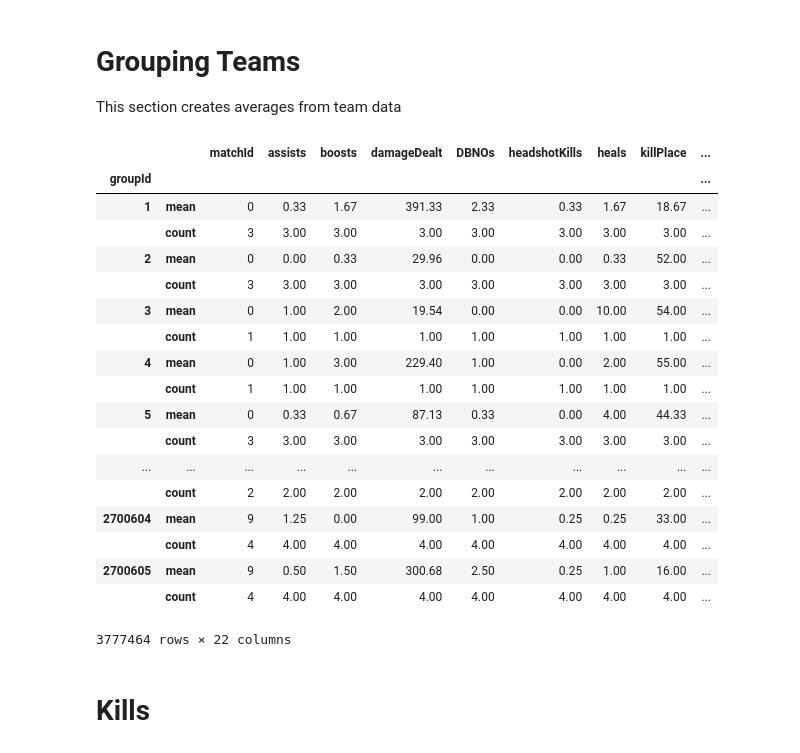
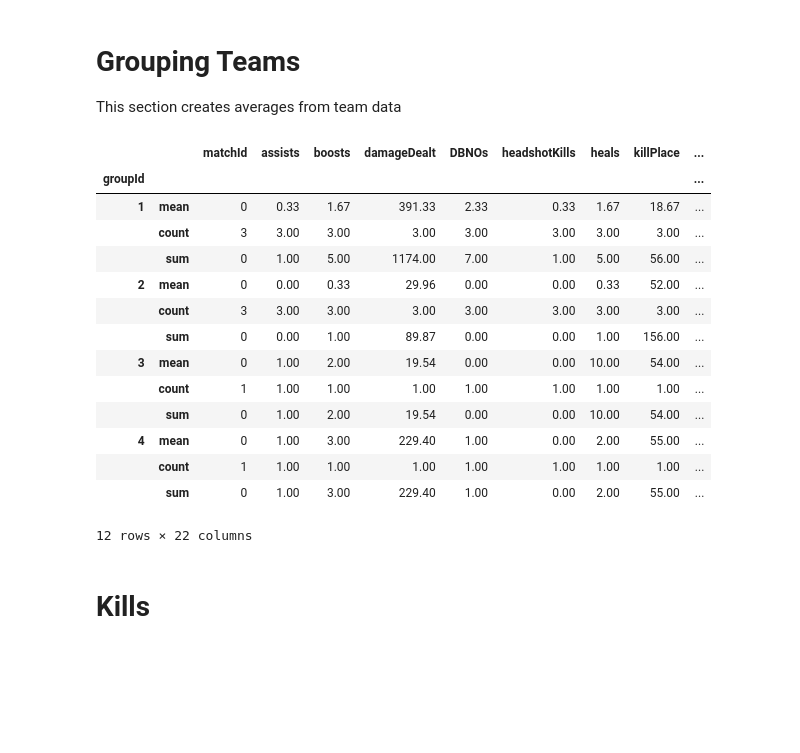
Before and after one commit to PoofyOddish/ChickenDinner, a Jupyter notebook: PUBG_Kagglez.ipynb, the cells around one changed output. Saved outputs shown, nothing was run; the diff lists cells and outputs as text; code cells hidden in the pictures; blank space fills up the shorter version.

```diff
--- a/PUBG_Kagglez.ipynb
+++ b/PUBG_Kagglez.ipynb
@@ -120,35 +88,31 @@ strong multicollinearity or other numerical problems.
 # Grouping Teams
 This section creates averages from team data
 # %%
-new_list=var_list.copy()
-new_list.remove('Id')
-new_list.remove('vehicleDestroys')
-new_list.remove('longestKill')
+var_list=list(training)
+var_list.remove('Id')
+var_list.remove('vehicleDestroys')
+var_list.remove('longestKill')
 
-team_dataz=training[new_list].groupby('groupId').agg(['mean','count'])
-#team_dataz=team_dataz.drop(['Id','groupId'])
+#team_dataz=training[var_list].groupby('groupId').agg(['mean','count'])
+team_stats=training[var_list].groupby('groupId').agg(['mean','count','sum'])
 # %%
-team_dataz.round(2).stack()
+team_stats.round(2).stack().head(12)
 # %% [output]
 |  |  | matchId | assists | boosts | damageDealt | DBNOs | headshotKills | heals | killPlace | ... |
 | groupId |  |  |  |  |  |  |  |  |  | ... |
 | 1 | mean | 0 | 0.33 | 1.67 | 391.33 | 2.33 | 0.33 | 1.67 | 18.67 | ... |
 |  | count | 3 | 3.00 | 3.00 | 3.00 | 3.00 | 3.00 | 3.00 | 3.00 | ... |
+|  | sum | 0 | 1.00 | 5.00 | 1174.00 | 7.00 | 1.00 | 5.00 | 56.00 | ... |
 | 2 | mean | 0 | 0.00 | 0.33 | 29.96 | 0.00 | 0.00 | 0.33 | 52.00 | ... |
 |  | count | 3 | 3.00 | 3.00 | 3.00 | 3.00 | 3.00 | 3.00 | 3.00 | ... |
+|  | sum | 0 | 0.00 | 1.00 | 89.87 | 0.00 | 0.00 | 1.00 | 156.00 | ... |
 | 3 | mean | 0 | 1.00 | 2.00 | 19.54 | 0.00 | 0.00 | 10.00 | 54.00 | ... |
 |  | count | 1 | 1.00 | 1.00 | 1.00 | 1.00 | 1.00 | 1.00 | 1.00 | ... |
+|  | sum | 0 | 1.00 | 2.00 | 19.54 | 0.00 | 0.00 | 10.00 | 54.00 | ... |
 | 4 | mean | 0 | 1.00 | 3.00 | 229.40 | 1.00 | 0.00 | 2.00 | 55.00 | ... |
 |  | count | 1 | 1.00 | 1.00 | 1.00 | 1.00 | 1.00 | 1.00 | 1.00 | ... |
-| 5 | mean | 0 | 0.33 | 0.67 | 87.13 | 0.33 | 0.00 | 4.00 | 44.33 | ... |
-|  | count | 3 | 3.00 | 3.00 | 3.00 | 3.00 | 3.00 | 3.00 | 3.00 | ... |
-| ... | ... | ... | ... | ... | ... | ... | ... | ... | ... | ... |
-|  | count | 2 | 2.00 | 2.00 | 2.00 | 2.00 | 2.00 | 2.00 | 2.00 | ... |
-| 2700604 | mean | 9 | 1.25 | 0.00 | 99.00 | 1.00 | 0.25 | 0.25 | 33.00 | ... |
-|  | count | 4 | 4.00 | 4.00 | 4.00 | 4.00 | 4.00 | 4.00 | 4.00 | ... |
-| 2700605 | mean | 9 | 0.50 | 1.50 | 300.68 | 2.50 | 0.25 | 1.00 | 16.00 | ... |
-|  | count | 4 | 4.00 | 4.00 | 4.00 | 4.00 | 4.00 | 4.00 | 4.00 | ... |
+|  | sum | 0 | 1.00 | 3.00 | 229.40 | 1.00 | 0.00 | 2.00 | 55.00 | ... |
-3777464 rows × 22 columns
+12 rows × 22 columns
 # %% [markdown]
 # Kills
 # %%
```
Also changed, not shown: parts of 13 cells of this notebook.
